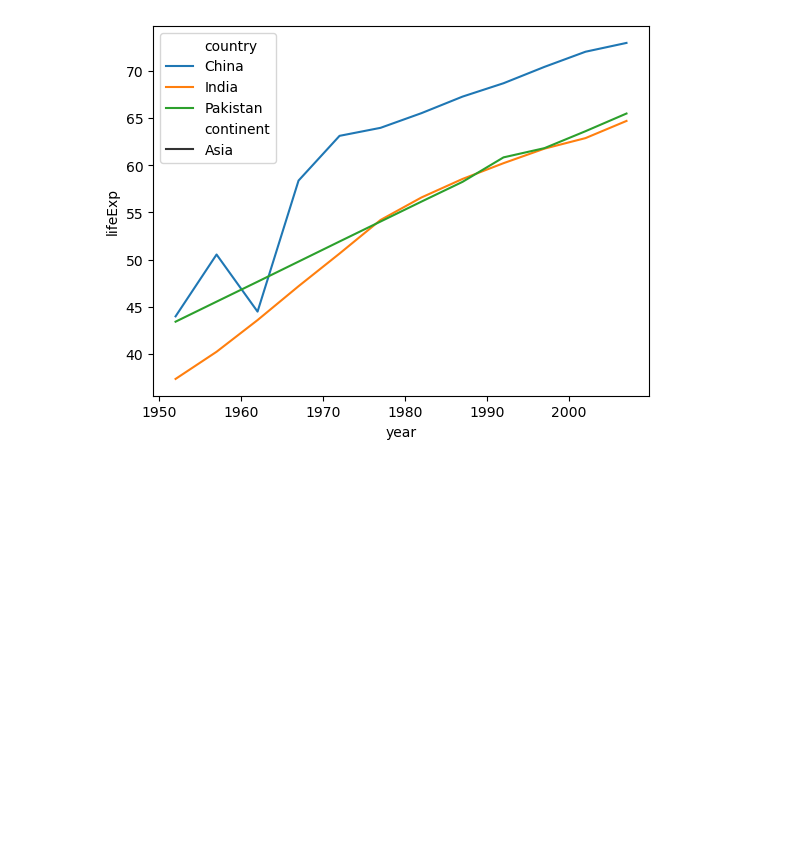
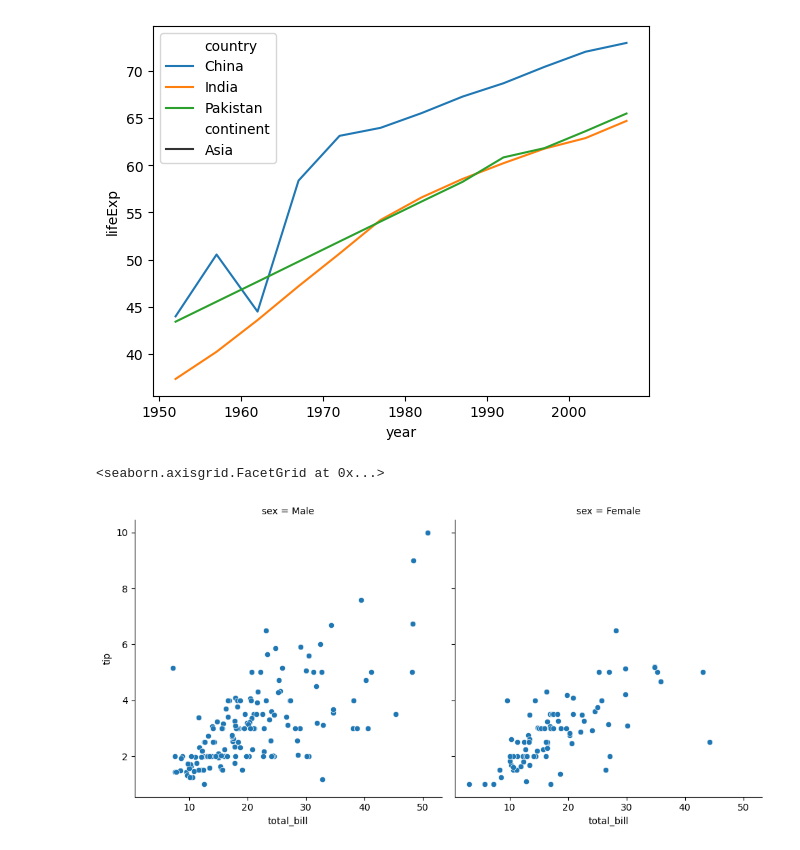
Before and after one commit to kirtic921/Seaborn, a Jupyter notebook: one.ipynb, the cells around one changed output. Saved outputs shown, nothing was run; the diff lists cells and outputs as text; code cells hidden in the pictures; blank space fills up the shorter version.

Commit message:
facet plot with row s and cols implemented

```diff
--- a/one.ipynb
+++ b/one.ipynb
@@ -155,3 +155,11 @@ sns.lineplot(data=temp_df, x='year', y='lifeExp', hue='country', style='continen
 # %% [output]
 <Axes: xlabel='year', ylabel='lifeExp'>
 [figure]
+# %%
+# facet plot -> works with fig level functions only
+# not works with lineplot and scatterplotS
+
+sns.relplot(data=tips, x='total_bill', y='tip', kind='scatter', col='sex')
+# %% [output]
+<seaborn.axisgrid.FacetGrid at 0x...>
+[figure, added]
```
Also changed, not shown: parts of 1 cell of this notebook.
